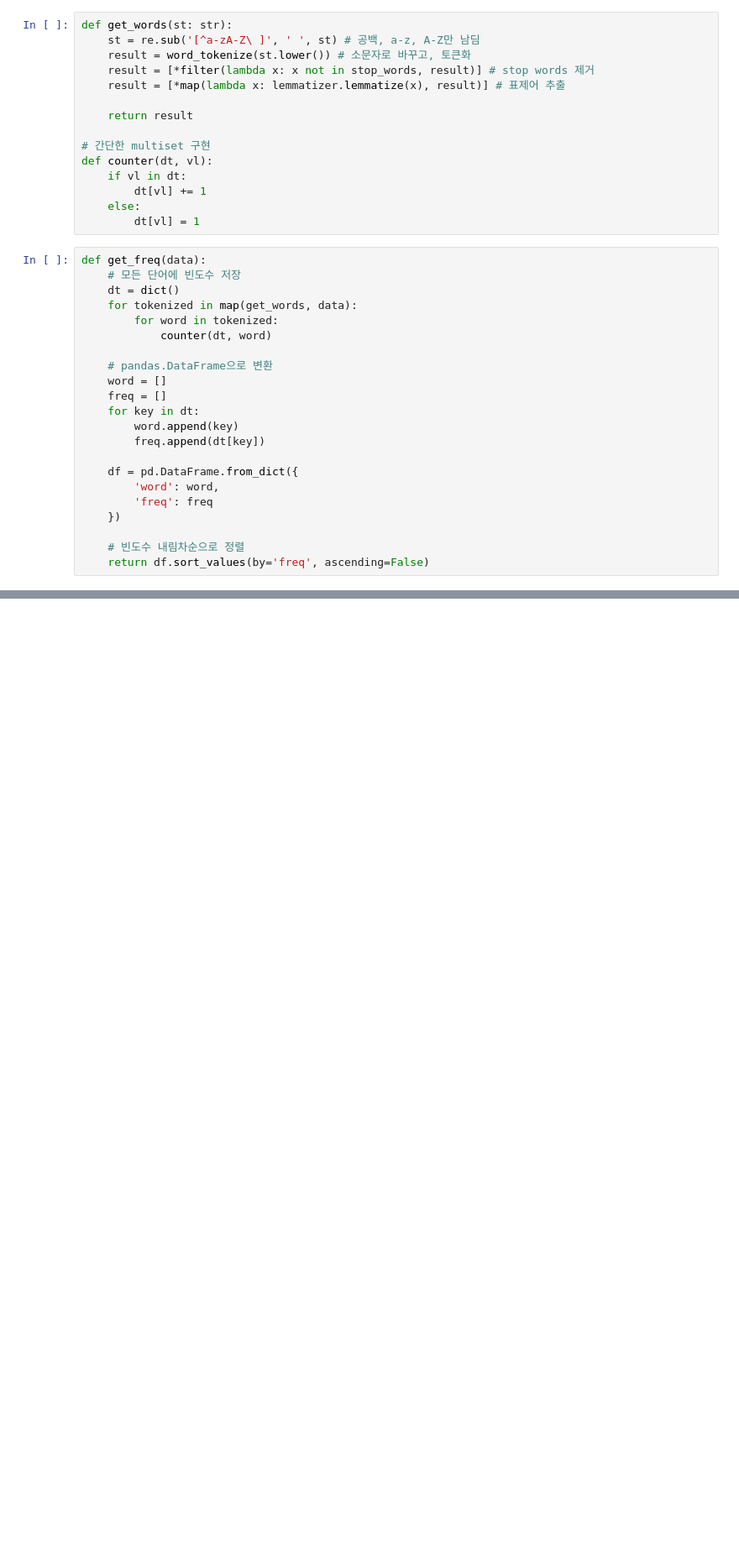
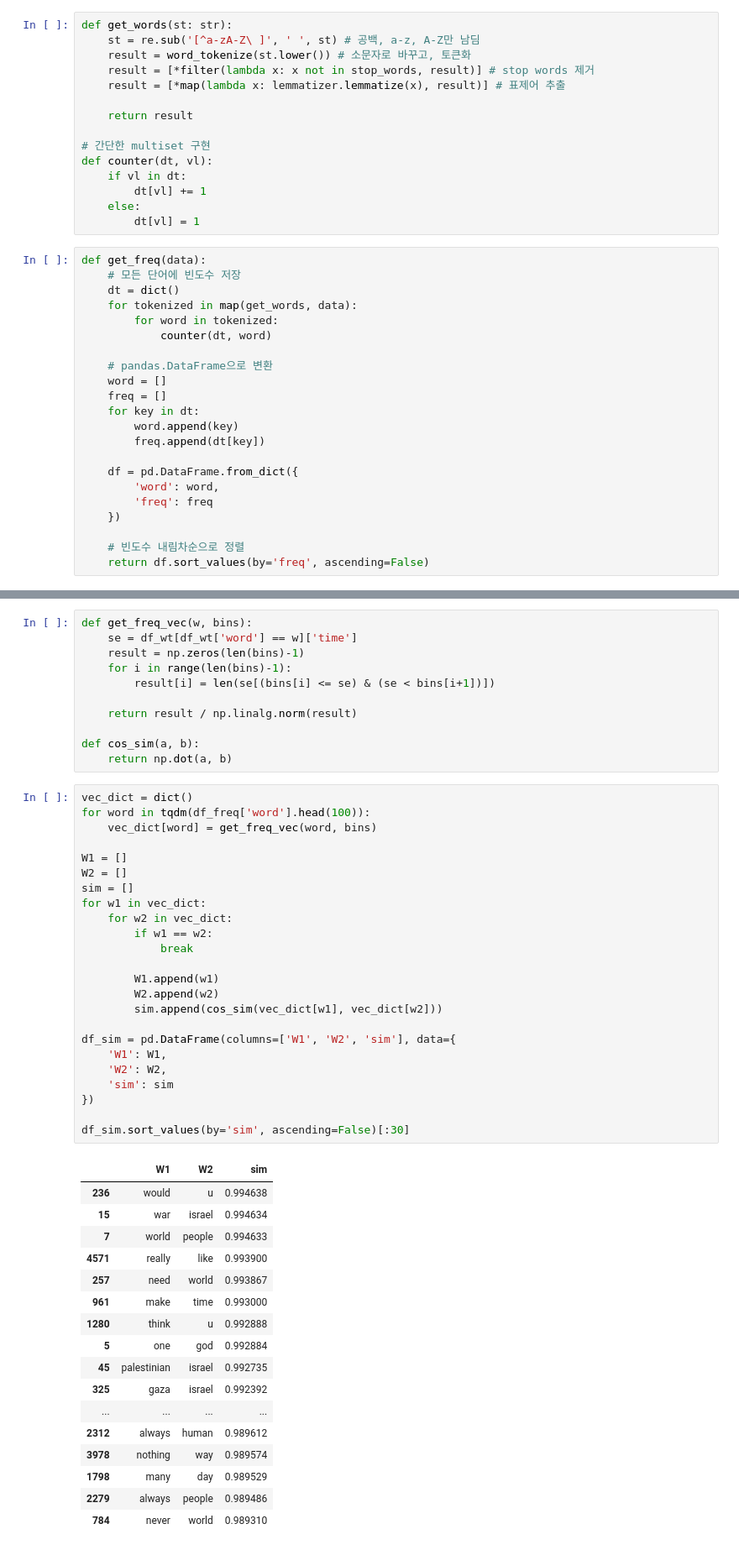
Before and after one commit to SSHS-RNE/youtube-data-acquisition, a Jupyter notebook: sample2.ipynb, the cells around one changed output, grey strips where cells are left out. Shown at 84% size. Cells and saved outputs as stored; diff of their text form; blank space fills up the shorter version.

```diff
--- a/sample2.ipynb
+++ b/sample2.ipynb
@@ -517,0 +317,53 @@ files.download('wordcloud.svg')
+# %%
+def get_freq_vec(w, bins):
+    se = df_wt[df_wt['word'] == w]['time']
+    result = np.zeros(len(bins)-1)
+    for i in range(len(bins)-1):
+        result[i] = len(se[(bins[i] <= se) & (se < bins[i+1])])
+
+    return result / np.linalg.norm(result)
+
+def cos_sim(a, b):
+    return np.dot(a, b)
+# %%
+vec_dict = dict()
+for word in tqdm(df_freq['word'].head(100)):
+    vec_dict[word] = get_freq_vec(word, bins)
+
+W1 = []
+W2 = []
+sim = []
+for w1 in vec_dict:
+    for w2 in vec_dict:
+        if w1 == w2:
+            break
+
+        W1.append(w1)
+        W2.append(w2)
+        sim.append(cos_sim(vec_dict[w1], vec_dict[w2]))
+
+df_sim = pd.DataFrame(columns=['W1', 'W2', 'sim'], data={
+    'W1': W1,
+    'W2': W2,
+    'sim': sim
+})
+
+df_sim.sort_values(by='sim', ascending=False)[:30]
+# %% [output]
+|  | W1 | W2 | sim |
+| 236 | would | u | 0.994638 |
+| 15 | war | israel | 0.994634 |
+| 7 | world | people | 0.994633 |
+| 4571 | really | like | 0.993900 |
+| 257 | need | world | 0.993867 |
+| 961 | make | time | 0.993000 |
+| 1280 | think | u | 0.992888 |
+| 5 | one | god | 0.992884 |
+| 45 | palestinian | israel | 0.992735 |
+| 325 | gaza | israel | 0.992392 |
+| ... | ... | ... | ... |
+| 2312 | always | human | 0.989612 |
+| 3978 | nothing | way | 0.989574 |
+| 1798 | many | day | 0.989529 |
+| 2279 | always | people | 0.989486 |
+| 784 | never | world | 0.989310 |
```
Also changed, not shown: parts of 34 cells of this notebook, 9 other files.
